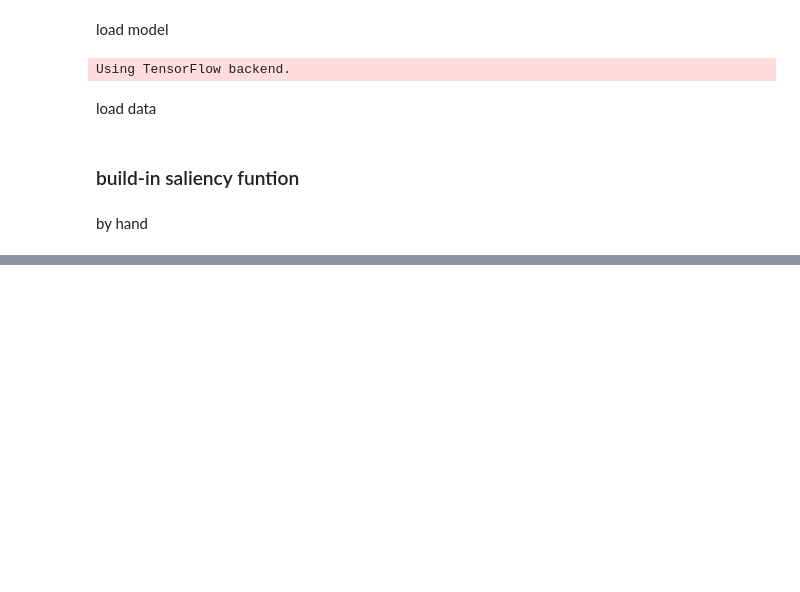
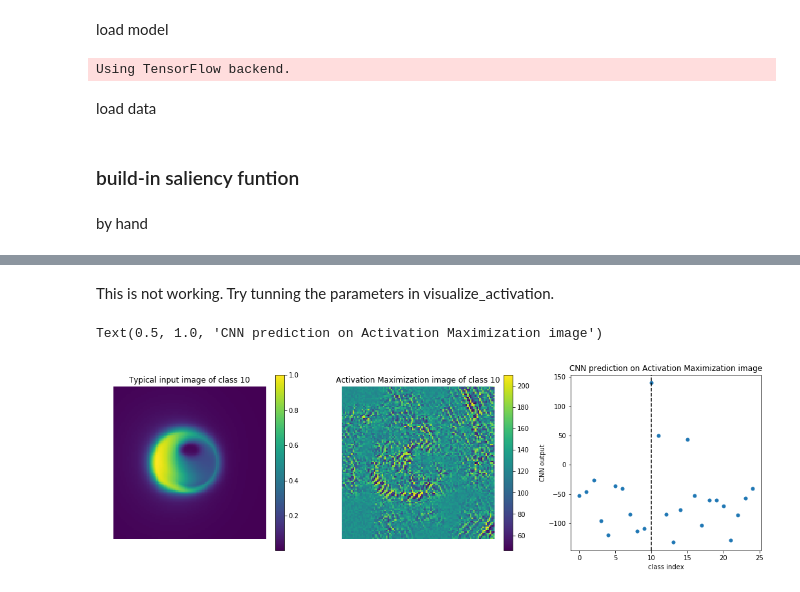
Before and after one commit to iwahle/CS101, a Jupyter notebook: grid_saliency.ipynb, the cells around one changed output, grey strips where cells are left out. Drawn from its saved outputs; the diff is of its cells as text; code cells hidden in the pictures; blank space fills up the shorter version.

```diff
--- a/grid_saliency.ipynb
+++ b/grid_saliency.ipynb
@@ -112,0 +199,30 @@ for i, seed_idx in enumerate(idxs):
+# %% [markdown]
+This is not working. Try tunning the parameters in visualize_activation.
+# %%
+filter_idx = 10
+img = visualize_activation(model, -1,
+                           filter_indices=filter_idx,
+                           tv_weight=0,
+                           lp_norm_weight=0)
+avg_idx =np.mean(y_data[np.where(y==filter_idx)[0],:], axis=0, dtype=int)
+idx = np.where(np.logical_and(y_data[:,0] == avg_idx[0], y_data[:,1] == avg_idx[1]))[0][0]
+
+fig, ax = plt.subplots(1,3,figsize=(18,5))
+p=ax[0].imshow(X[idx].reshape(100,100)/np.max(X))
+ax[0].axis('off')
+ax[0].set_title('Typical input image of class %d'%filter_idx)
+cbar = fig.colorbar(p,ax=ax[0])
+
+p=ax[1].imshow(img[...,0])
+ax[1].axis('off')
+ax[1].set_title('Activation Maximization image of class %d'%filter_idx)
+cbar = fig.colorbar(p,ax=ax[1])
+
+ax[2].plot(model.predict(img[np.newaxis,...])[0],'.',markersize=10)
+ax[2].axvline(filter_idx, color='k', ls='--')
+ax[2].set_xlabel('class index')
+ax[2].set_ylabel('CNN output')
+ax[2].set_title('CNN prediction on Activation Maximization image')
+# %% [output]
+Text(0.5, 1.0, 'CNN prediction on Activation Maximization image')
+[figure, added]
```
Also changed, not shown: parts of 16 cells of this notebook, 5 other files.
